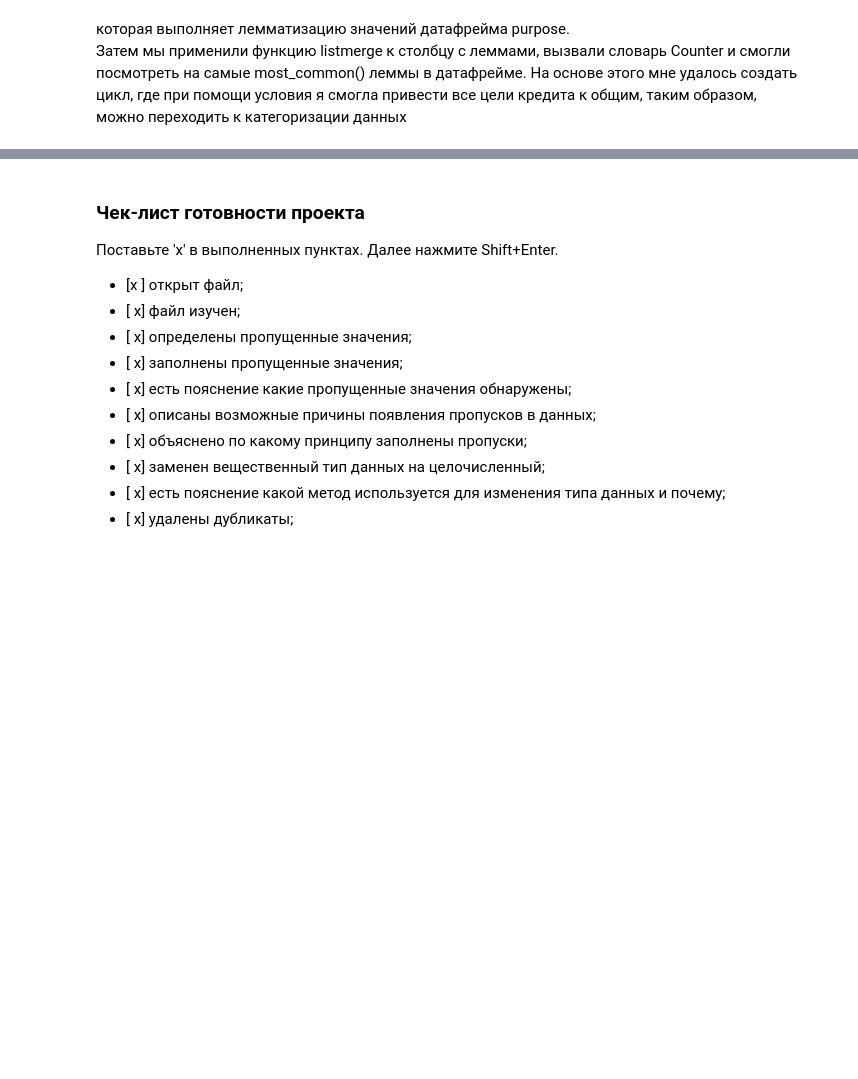
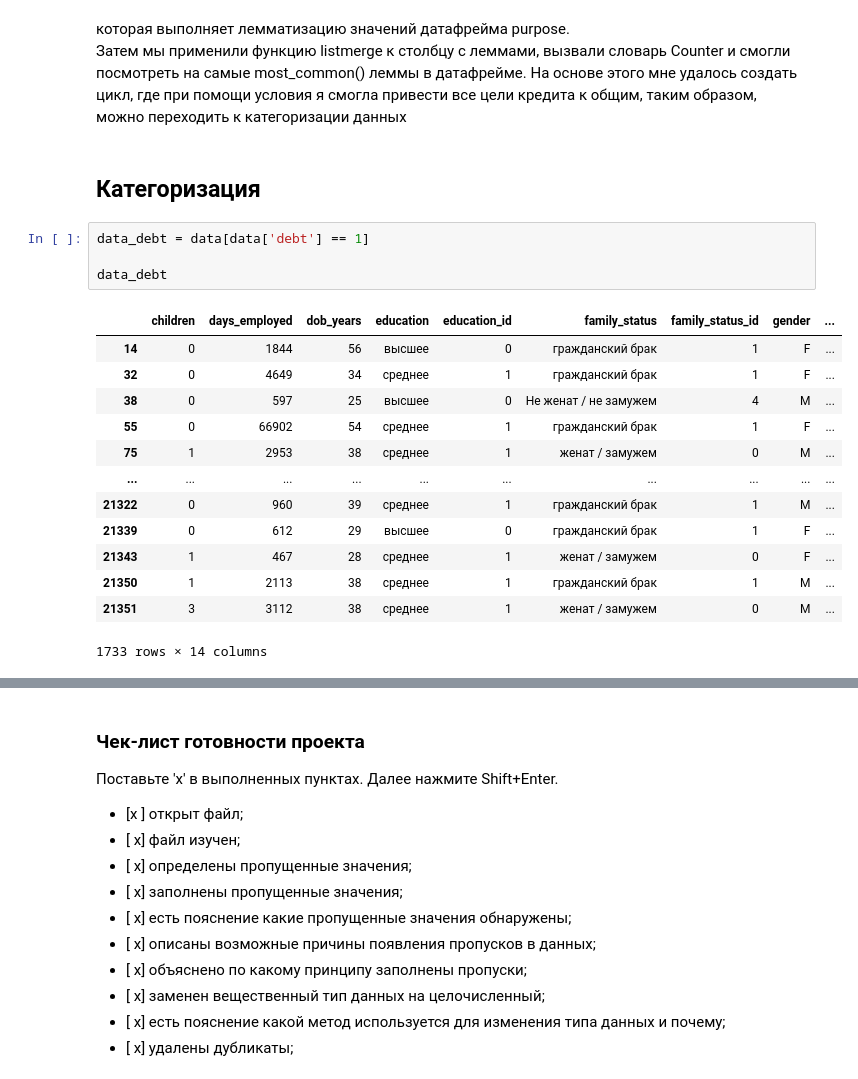
Before and after one commit to TinaMontana44/TM44, a Jupyter notebook: 1st/first.ipynb, the cells around one changed output, grey strips where cells are left out. Cells and saved outputs as stored; diff of their text form; blank space fills up the shorter version.

```diff
--- a/1st/first.ipynb
+++ b/1st/first.ipynb
@@ -513,3 +487,23 @@ dtype: int64
 <!-- Провели лемматизацию датафрейма. 1 Шаг - вызвать словарь. 2- создан новый столбец lemma, который равен  data['purpose']? к которому применена функция lambda --> которая выполняет лемматизацию значений датафрейма purpose.
 Затем мы применили функцию listmerge к столбцу с леммами, вызвали словарь Counter и смогли посмотреть на самые most_common() леммы в датафрейме.
 На основе этого мне удалось создать цикл, где при помощи условия я смогла привести все цели кредита к общим, таким образом, можно переходить к категоризации данных
+# %% [markdown]
+## Категоризация
+# %%
+data_debt = data[data['debt'] == 1]
+
+data_debt
+# %% [output]
+|  | children | days_employed | dob_years | education | education_id | family_status | family_status_id | gender | ... |
+| 14 | 0 | 1844 | 56 | высшее | 0 | гражданский брак | 1 | F | ... |
+| 32 | 0 | 4649 | 34 | среднее | 1 | гражданский брак | 1 | F | ... |
+| 38 | 0 | 597 | 25 | высшее | 0 | Не женат / не замужем | 4 | M | ... |
+| 55 | 0 | 66902 | 54 | среднее | 1 | гражданский брак | 1 | F | ... |
+| 75 | 1 | 2953 | 38 | среднее | 1 | женат / замужем | 0 | M | ... |
+| ... | ... | ... | ... | ... | ... | ... | ... | ... | ... |
+| 21322 | 0 | 960 | 39 | среднее | 1 | гражданский брак | 1 | M | ... |
+| 21339 | 0 | 612 | 29 | высшее | 0 | гражданский брак | 1 | F | ... |
+| 21343 | 1 | 467 | 28 | среднее | 1 | женат / замужем | 0 | F | ... |
+| 21350 | 1 | 2113 | 38 | среднее | 1 | гражданский брак | 1 | M | ... |
+| 21351 | 3 | 3112 | 38 | среднее | 1 | женат / замужем | 0 | M | ... |
+1733 rows × 14 columns
```
Also changed, not shown: parts of 24 cells of this notebook.
